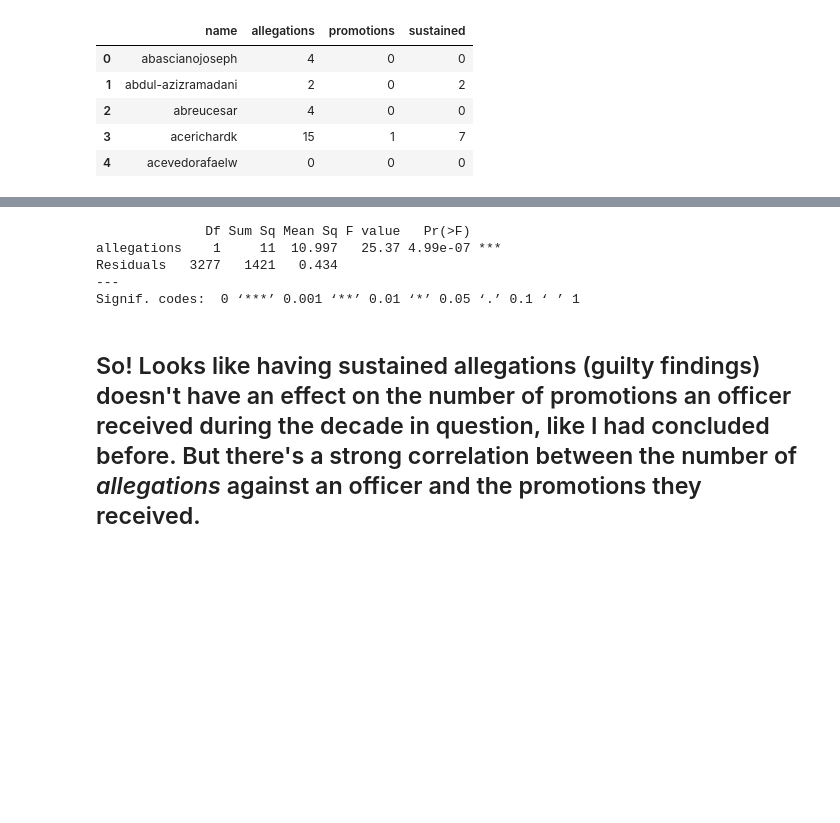
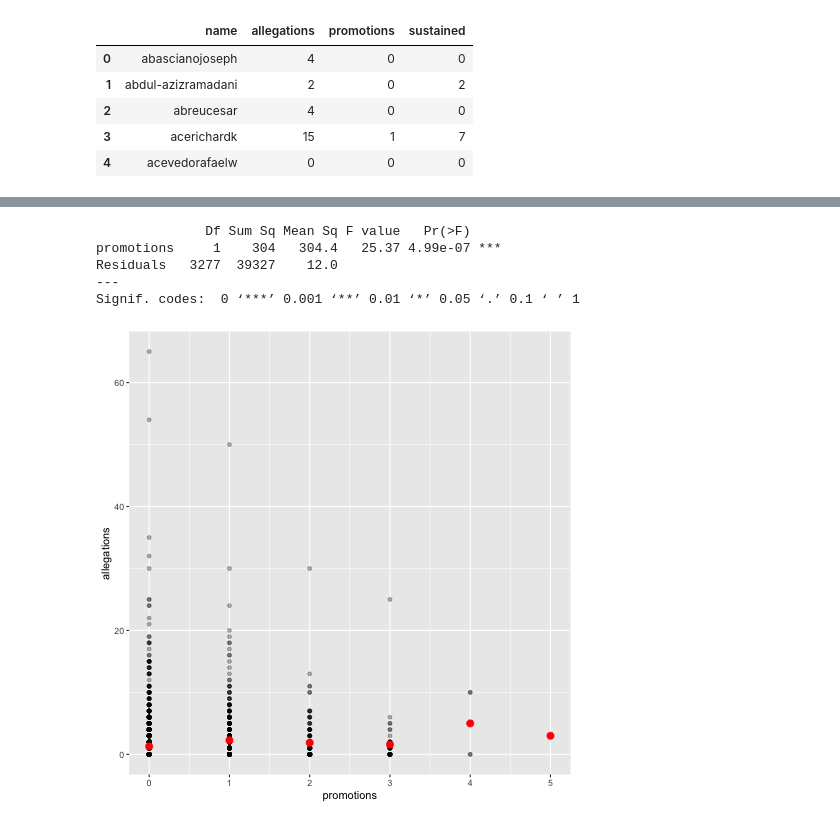
Before and after one commit to jakeneenan/hypothesis-testing, a Jupyter notebook: notebook.ipynb, the cells around one changed output, grey strips where cells are left out. Cells and saved outputs as stored; diff of their text form; code cells hidden in the pictures; blank space fills up the shorter version.

```diff
--- a/notebook.ipynb
+++ b/notebook.ipynb
@@ -59,12 +78,23 @@ Residuals   3277   1432  0.4369
 # %%
 %%R -i summary_df
 
-summary(aov(promotions ~ allegations, data = summary_df))
+# Second ANOVA
+summary(aov(allegations ~ promotions, data = summary_df))
 # %% [output]
               Df Sum Sq Mean Sq F value   Pr(>F)
-allegations    1     11  10.997   25.37 4.99e-07 ***
-Residuals   3277   1421   0.434
+promotions     1    304   304.4   25.37 4.99e-07 ***
+Residuals   3277  39327    12.0
 ---
 Signif. codes:  0 ‘***’ 0.001 ‘**’ 0.01 ‘*’ 0.05 ‘.’ 0.1 ‘ ’ 1
-# %% [markdown]
-## So! Looks like having sustained allegations (guilty findings) doesn't have an effect on the number of promotions an officer received during the decade in question, like I had concluded before. But there's a strong correlation between the number of _allegations_ against an officer and the promotions they received.
+# %%
+%%R -i summary_df
+
+library(ggplot2)
+library(dplyr)
+
+#Plotting the data
+
+ggplot(summary_df, aes(x = promotions, y = allegations)) + geom_point(alpha = 0.3) +
+geom_point(data = summary_df %>% group_by(promotions) %>% summarise(allegations = mean(allegations)), size = 3, color = 'red')
+# %% [output]
+[figure, added]
```
Also changed, not shown: parts of 25 cells of this notebook.
